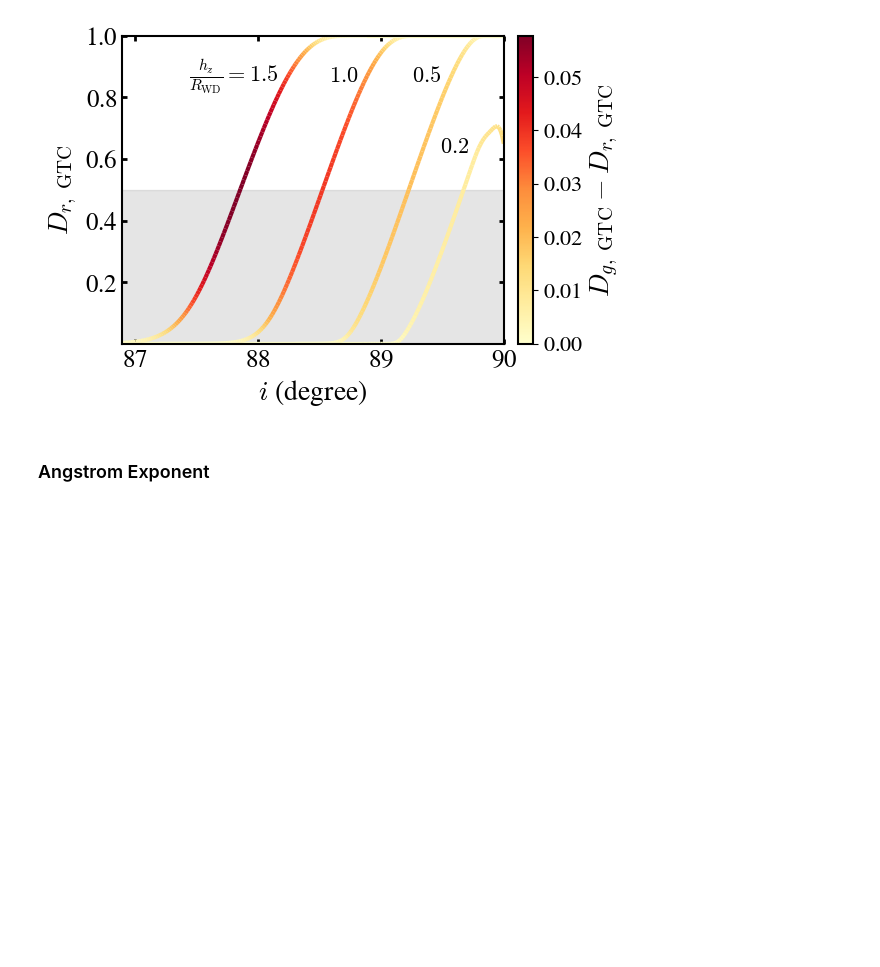
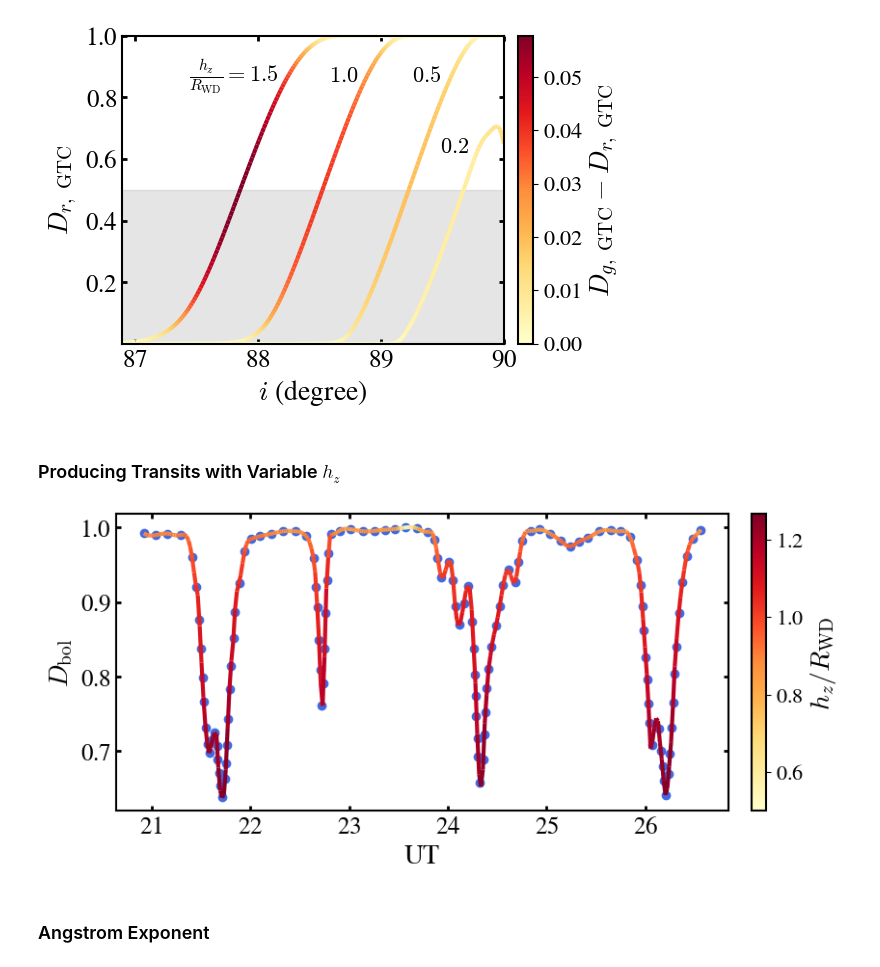
Before and after one commit to Soumin1908/wd_thick_disk_models, a Jupyter notebook: modeling_tranists.ipynb, the cells around one changed output. Drawn from its saved outputs; the diff is of its cells as text; code cells hidden in the pictures; blank space fills up the shorter version.

```diff
--- a/modeling_tranists.ipynb
+++ b/modeling_tranists.ipynb
@@ -785,3 +785,5 @@ ax.fill_between(incls, 0, 0.5, color='gray', alpha=0.2)
 plt.show()
 # %% [output]
 [figure]
+# %% [markdown]
+### Producing Transits with Variable $h_z$
@@ -788,3 +806,43 @@ plt.show()
+# %%
+## Read the data
+## Digitzed from Figure 1 in Gary+2017, MNRAS 465, 3267–3280
+wd1145_data = pd.read_csv('wd1145_gary17_fig1.csv')
+wd1145_time = wd1145_data['x'].values
+wd1145_mag = wd1145_data[' y'].values
+
+## Convert magntiudes to relative flux
+wd1145_rel_flux = 10**(-0.4*(wd1145_data[' y'].values-np.min(wd1145_data[' y'].values)))
+
+## Interpolate on the h_z grid to get the required h_z to match the depths
+hz_interp = np.interp(1-wd1145_rel_flux, depths, hz_grid)
+# %%
+## Make the plot
+
+fig, ax = plt.subplots(1, 1, figsize = (10, 4))
+
+ax.scatter(wd1145_time, wd1145_rel_flux, c='royalblue')
+
+_, lc = plot_smooth_colored_line(wd1145_time, wd1145_rel_flux, hz_interp, ax=ax,
+                                     colorbar = False, cmap = 'YlOrRd',
+                cmap_limits=[np.min(hz_interp), np.max(hz_interp)],
+                                    linewidth = 3)
+
+cbar = plt.colorbar(lc, ax=ax, pad = 0.03)
+
+ax.tick_params(axis='x', which='both',direction='in',top=True,right=True,labelsize=18, width=2)
+ax.tick_params(axis='y', which='both',direction='in',top=True,right=True,labelsize=18, width=2)
+
+cbar.set_label(r'$h_z/R_{\rm WD}$', fontsize=20)        # Label font size
+cbar.ax.tick_params(labelsize=16)
+
+ax.set_ylabel(r'$D_{\rm bol}$', fontsize = 20)
+ax.set_xlabel(r'UT', fontsize = 20)
+
+plt.savefig('./producing_1145_transits.png', bbox_inches='tight', dpi = 200)
+
+plt.show()
+# %% [output]
+[figure, added]
 # %% [markdown]
 ### Angstrom Exponent
 # %%
```
Also changed, not shown: parts of 2 cells of this notebook, 1 other file.
